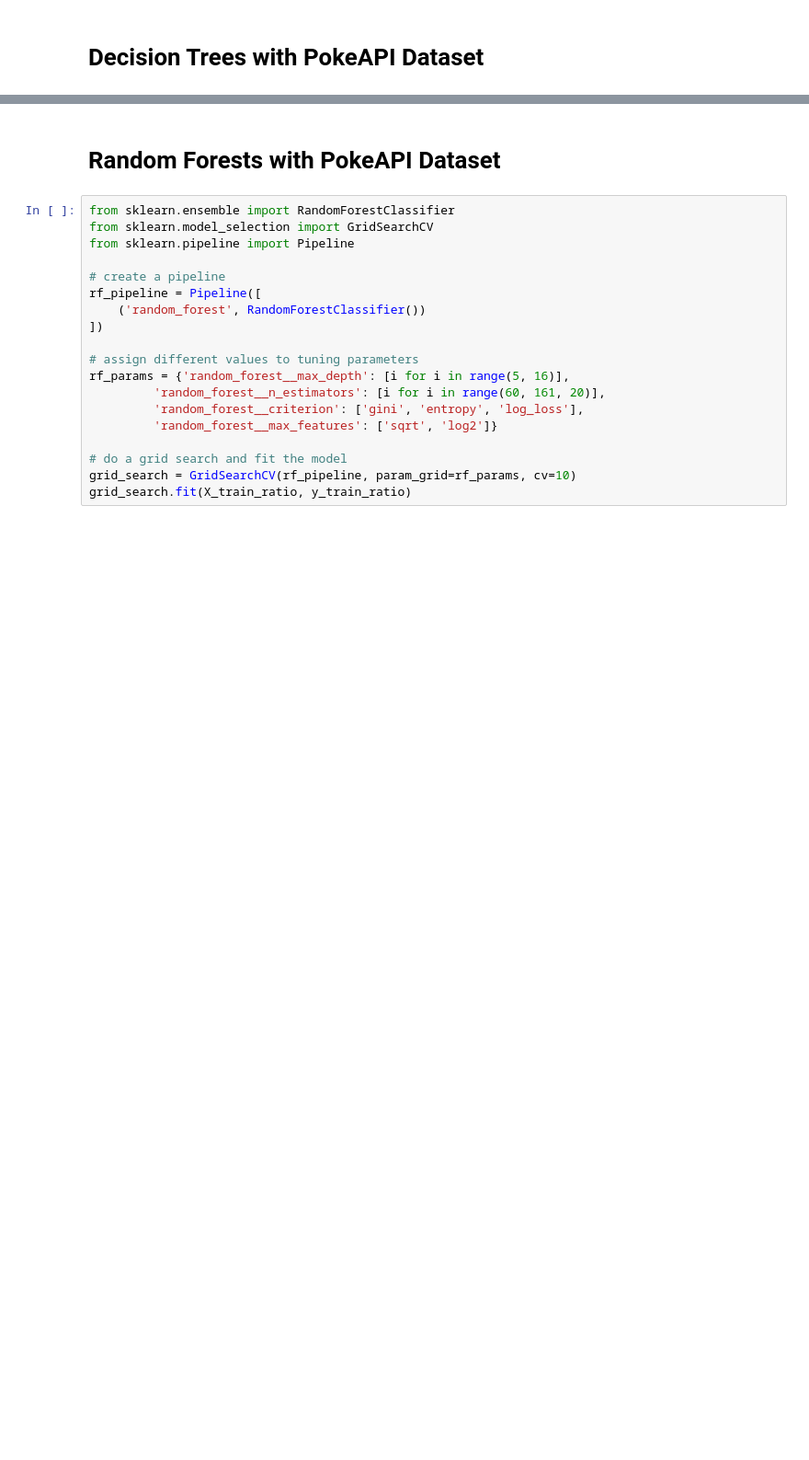
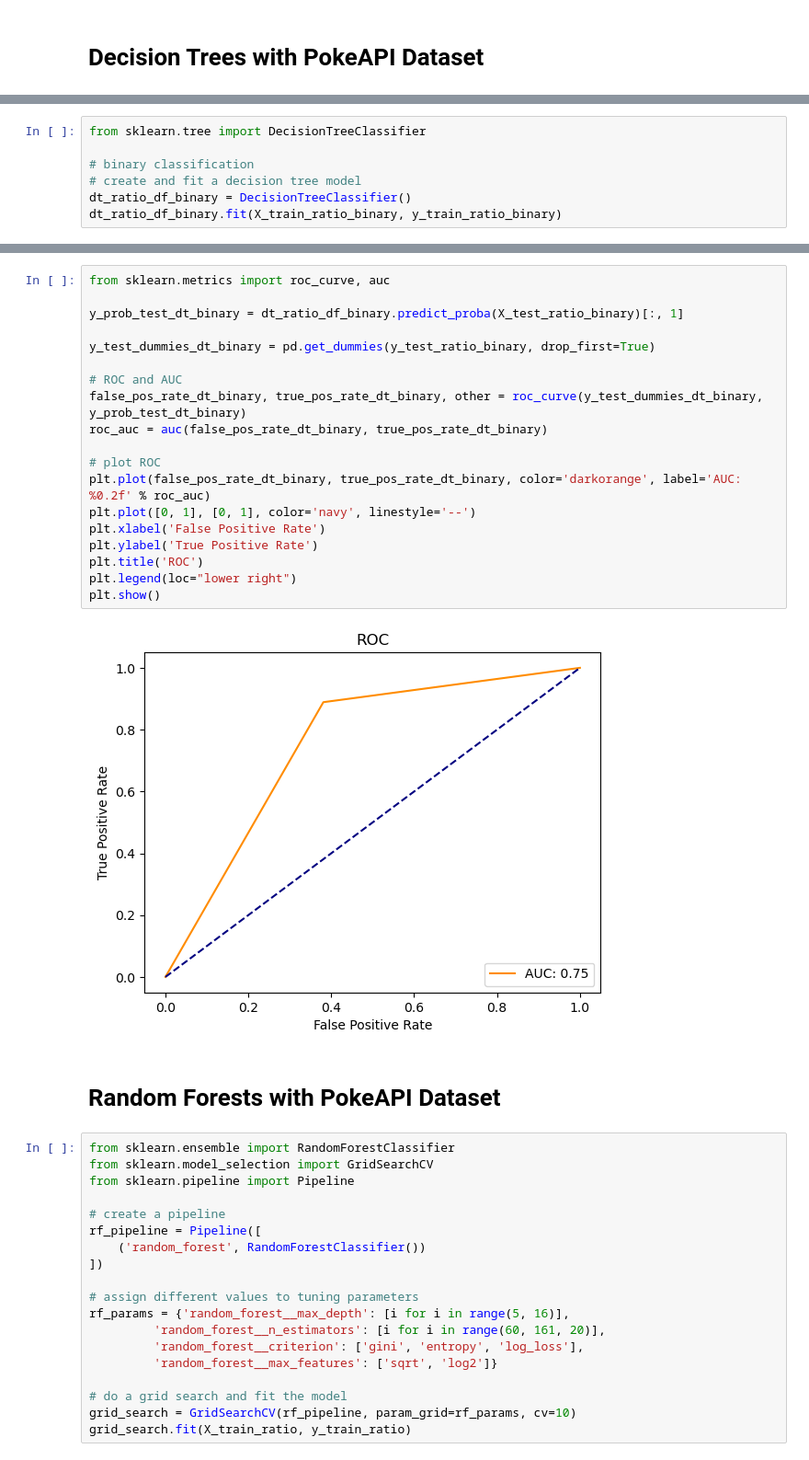
Before and after one commit to mokuda2/486mlproject, a Jupyter notebook: Pokemon Type Classification.ipynb, the cells around one changed output, grey strips where cells are left out. Shown: that part at 92% size. Drawn from its saved outputs; the diff is of its cells as text; blank space fills up the shorter version.

```diff
--- a/Pokemon Type Classification.ipynb
+++ b/Pokemon Type Classification.ipynb
@@ -608,0 +740,7 @@ Testing recall: 0.1622112577156437
+# %%
+from sklearn.tree import DecisionTreeClassifier
+
+# binary classification
+# create and fit a decision tree model
+dt_ratio_df_binary = DecisionTreeClassifier()
+dt_ratio_df_binary.fit(X_train_ratio_binary, y_train_ratio_binary)
@@ -609,3 +768,24 @@ Testing recall: 0.1622112577156437
+# %%
+from sklearn.metrics import roc_curve, auc
+
+y_prob_test_dt_binary = dt_ratio_df_binary.predict_proba(X_test_ratio_binary)[:, 1]
+
+y_test_dummies_dt_binary = pd.get_dummies(y_test_ratio_binary, drop_first=True)
+
+# ROC and AUC
+false_pos_rate_dt_binary, true_pos_rate_dt_binary, other = roc_curve(y_test_dummies_dt_binary, y_prob_test_dt_binary)
+roc_auc = auc(false_pos_rate_dt_binary, true_pos_rate_dt_binary)
+
+# plot ROC
+plt.plot(false_pos_rate_dt_binary, true_pos_rate_dt_binary, color='darkorange', label='AUC: %0.2f' % roc_auc)
+plt.plot([0, 1], [0, 1], color='navy', linestyle='--')
+plt.xlabel('False Positive Rate')
+plt.ylabel('True Positive Rate')
+plt.title('ROC')
+plt.legend(loc="lower right")
+plt.show()
+# %% [output]
+[figure, added]
 # %% [markdown]
 # Random Forests with PokeAPI Dataset
 # %%
```
Also changed, not shown: parts of 65 cells of this notebook, 3 other files.
